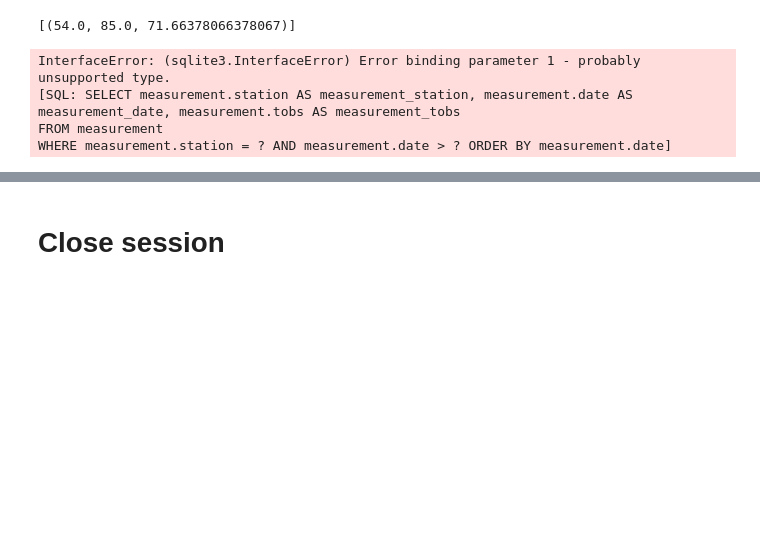
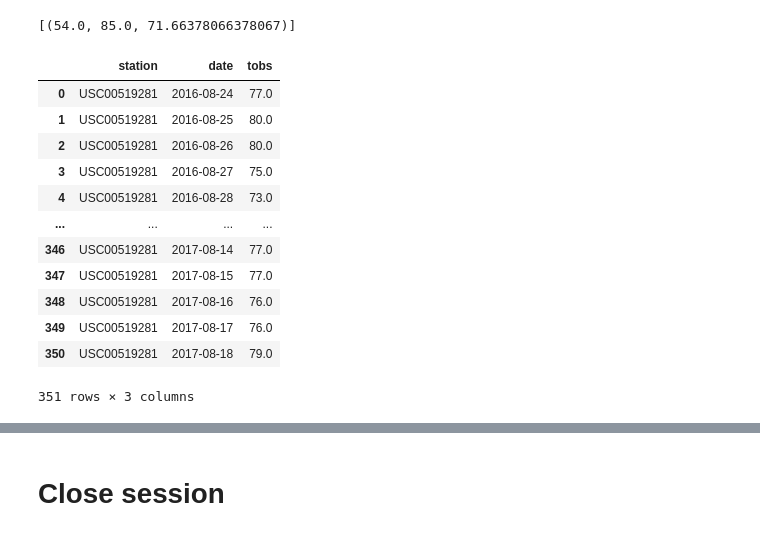
Before and after one commit to BenjaminT94/SQLAlchemy-Challenge, a Jupyter notebook: climate_starter.ipynb, the cells around one changed output, grey strips where cells are left out. Drawn from its saved outputs; the diff is of its cells as text; code cells hidden in the pictures; blank space fills up the shorter version.

```diff
--- a/climate_starter.ipynb
+++ b/climate_starter.ipynb
@@ -117,13 +117,25 @@ session.query(func.min(Measurement.tobs),
 # %%
 # Using the most active station id
 # Query the last 12 months of temperature observation data for this station and plot the results as a histogram
-active_station = session.query(Measurement.station, Measurement.date, Measurement.tobs).\
-    filter(Measurement.station == 'USC00519281').\
-    filter(Measurement.date > most_recent).order_by(Measurement.date).all()
-df = pd.DataFrame(active_station)
-df
+# To filter down to the timeframe I need, I just set the minimum begin date and the maximum end date a
+station_details = session.query(Measurement.station,Measurement.date, Measurement.tobs).\
+                        filter(Measurement.date >= "2016-08-24").\
+                        filter(Measurement.date <= "2017-08-23").\
+                        filter(Measurement.station == 'USC00519281').all()
+# Cononvert to dataframe
+Station_df = pd.DataFrame(station_details)
+Station_df
 # %% [output]
+|  | station | date | tobs |
+| 0 | USC00519281 | 2016-08-24 | 77.0 |
+| 1 | USC00519281 | 2016-08-25 | 80.0 |
+| 2 | USC00519281 | 2016-08-26 | 80.0 |
+| 3 | USC00519281 | 2016-08-27 | 75.0 |
+| 4 | USC00519281 | 2016-08-28 | 73.0 |
+| ... | ... | ... | ... |
+| 346 | USC00519281 | 2017-08-14 | 77.0 |
+| 347 | USC00519281 | 2017-08-15 | 77.0 |
+| 348 | USC00519281 | 2017-08-16 | 76.0 |
+| 349 | USC00519281 | 2017-08-17 | 76.0 |
+| 350 | USC00519281 | 2017-08-18 | 79.0 |
-InterfaceError: (sqlite3.InterfaceError) Error binding parameter 1 - probably unsupported type.
-[SQL: SELECT measurement.station AS measurement_station, measurement.date AS measurement_date, measurement.tobs AS measurement_tobs
-FROM measurement
-WHERE measurement.station = ? AND measurement.date > ? ORDER BY measurement.date]
+351 rows × 3 columns
```
Also changed, not shown: parts of 2 cells of this notebook, 2 other files.
